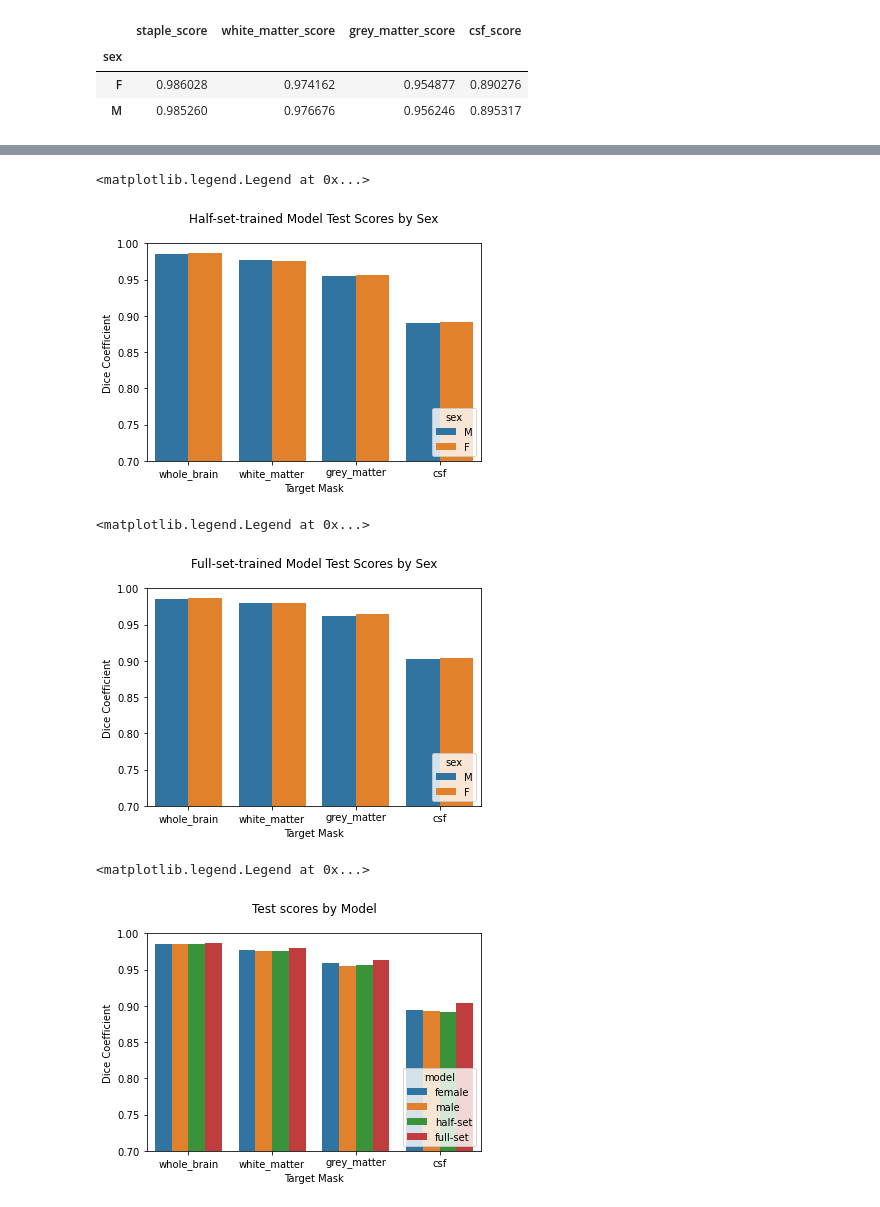
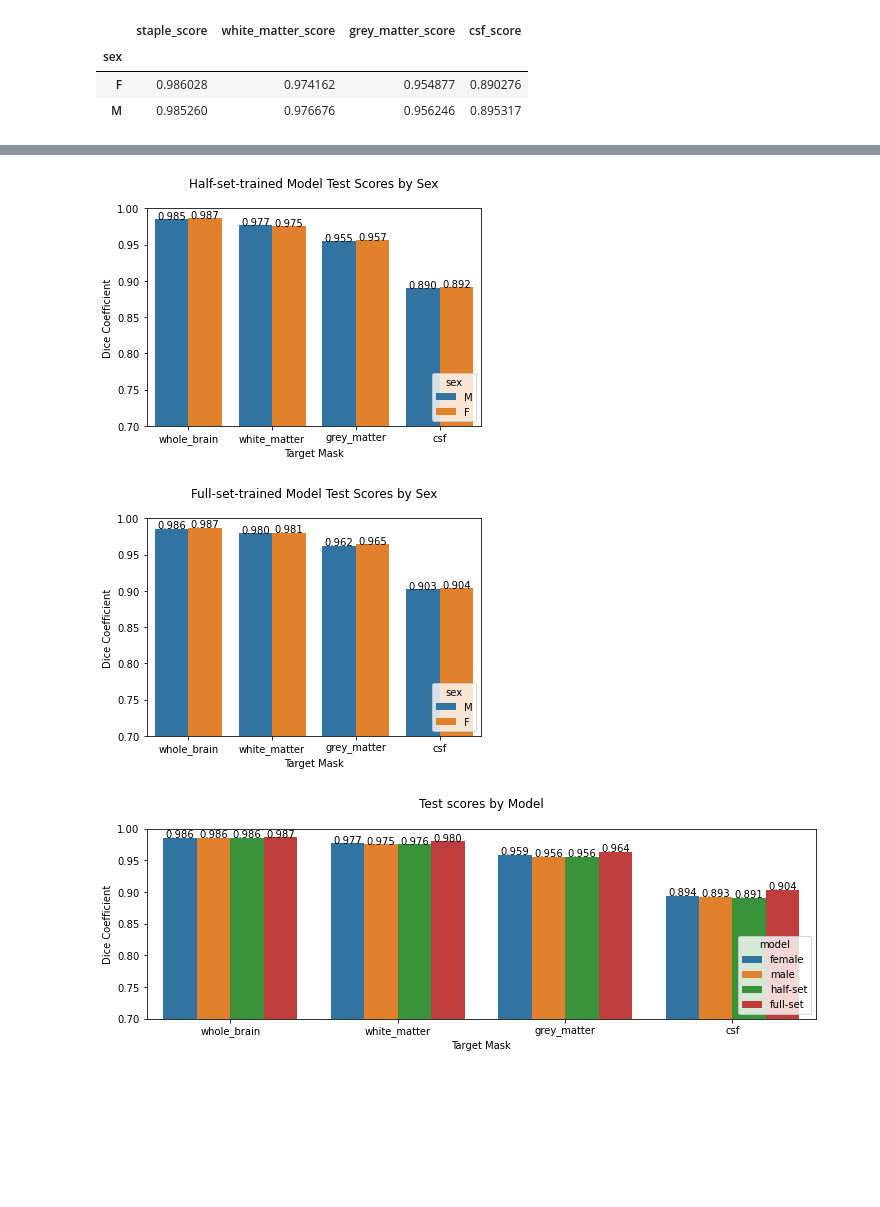
Before and after one commit to k-t-nguyen/enel645-final-project, a Jupyter notebook: unet-segmentation/unet_test.ipynb, the cells around one changed output, grey strips where cells are left out. Drawn from its saved outputs; the diff is of its cells as text; code cells hidden in the pictures; blank space fills up the shorter version.

```diff
--- a/unet-segmentation/unet_test.ipynb
+++ b/unet-segmentation/unet_test.ipynb
@@ -404,6 +396,20 @@ for idx, row in score_frame_female.iterrows():
     fem_plot_data.loc[i+1] = [row['sex'],'white_matter',row['white_matter_score']]
     fem_plot_data.loc[i+2] = [row['sex'],'grey_matter',row['grey_matter_score']]
     fem_plot_data.loc[i+3] = [row['sex'],'csf',row['csf_score']]
+# %%
+def show_values_on_bars(axs):
+    def _show_on_single_plot(ax):
+        for p in ax.patches:
+            _x = p.get_x() + p.get_width() / 2
+            _y = p.get_y() + p.get_height()
+            value = '{:.3f}'.format(p.get_height())
+            ax.text(_x, _y, value, ha="center")
+
+    if isinstance(axs, np.ndarray):
+        for idx, ax in np.ndenumerate(axs):
+            _show_on_single_plot(ax)
+    else:
+        _show_on_single_plot(axs)
 # %%
 ax1 = sns.barplot(data=fem_plot_data, x="score_type", y="score", hue="sex", ci=None)
 ax1.set(ylim=(0.7, 1), title="Female-trained Model Test Scores by Sex\n",xlabel="Target Mask",ylabel="Dice Coefficient")
@@ -438,9 +444,9 @@ for idx, row in score_frame_halfset.iterrows():
 ax3 = sns.barplot(data=half_plot_data, x="score_type", y="score", hue="sex", ci=None)
 ax3.set(ylim=(0.7, 1), title="Half-set-trained Model Test Scores by Sex\n",xlabel="Target Mask",ylabel="Dice Coefficient")
 plt.legend(loc="lower right", title="sex")
+show_values_on_bars(ax3)
 # %% [output]
-<matplotlib.legend.Legend at 0x...>
-[figure, old version]
+[figure, new version]
 # %%
 full_plot_data = pd.DataFrame(columns=['sex','score_type','score'])
 for idx, row in score_frame_fullset.iterrows():
@@ -453,9 +459,9 @@ for idx, row in score_frame_fullset.iterrows():
 ax4 = sns.barplot(data=full_plot_data, x="score_type", y="score", hue="sex", ci=None)
 ax4.set(ylim=(0.7, 1), title="Full-set-trained Model Test Scores by Sex\n",xlabel="Target Mask",ylabel="Dice Coefficient")
 plt.legend(loc="lower right", title="sex")
+show_values_on_bars(ax4)
 # %% [output]
-<matplotlib.legend.Legend at 0x...>
-[figure, old version]
+[figure, new version]
 # %%
 fem_plot_data["model"] = "female"
 male_plot_data["model"] = "male"
@@ -466,7 +472,8 @@ all_models_data = fem_plot_data.append(male_plot_data).append(half_plot_data).ap
 # %%
 ax = sns.barplot(data=all_models_data, x="score_type", y="score", hue="model", ci=None)
 ax.set(ylim=(0.7,1), title="Test scores by Model\n",xlabel="Target Mask",ylabel="Dice Coefficient")
 plt.legend(loc="lower right", title="model")
+plt.rcParams["figure.figsize"] = 12,3.5
+show_values_on_bars(ax)
 # %% [output]
-<matplotlib.legend.Legend at 0x...>
-[figure, old version]
+[figure, new version]
```
Also changed, not shown: parts of 4 cells of this notebook, 7 other files.
